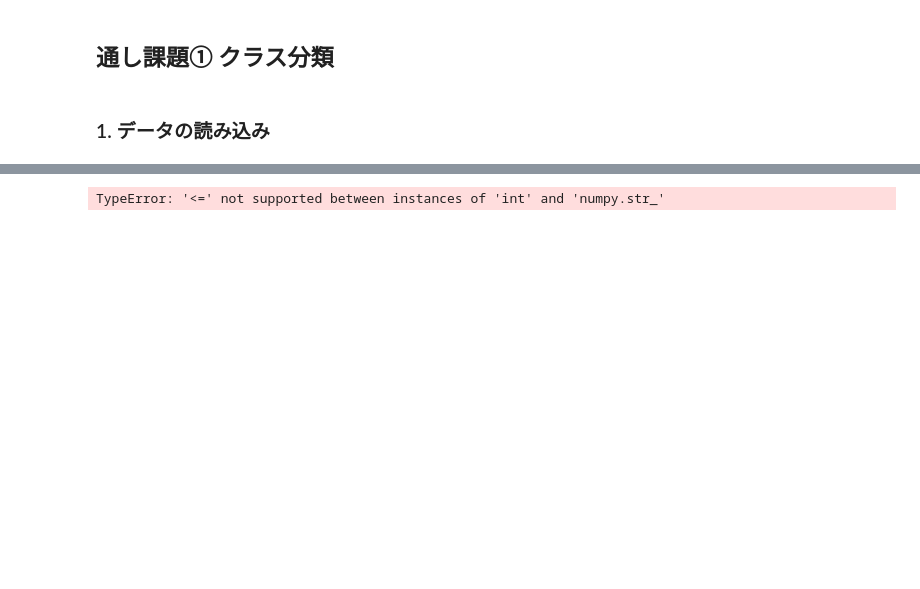
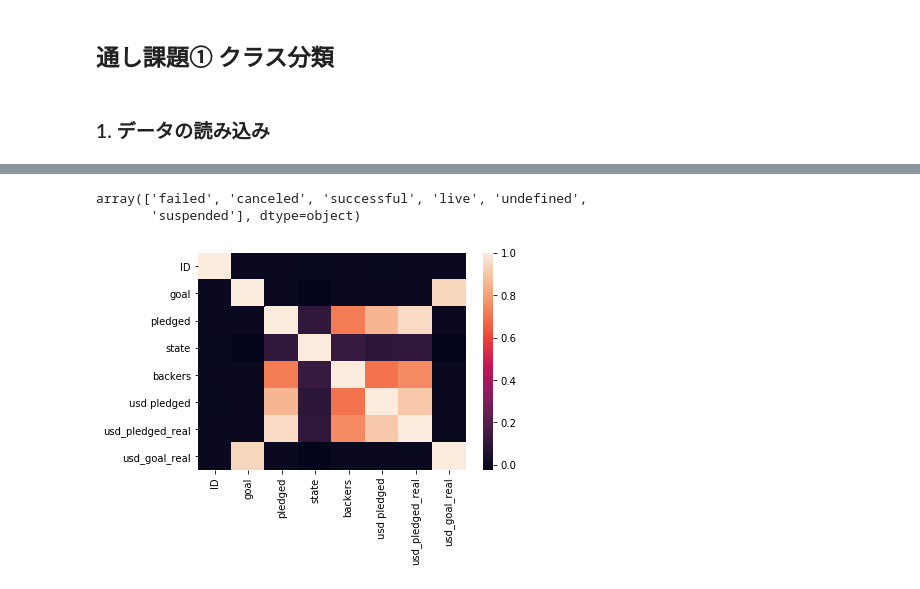
Before and after one commit to Shimejime/suai-assignment, a Jupyter notebook: ML/Day1_work_Yoshiaki_Nejime.ipynb, the cells around one changed output, grey strips where cells are left out. Drawn from its saved outputs; the diff is of its cells as text; code cells hidden in the pictures; blank space fills up the shorter version.

```diff
--- a/ML/Day1_work_Yoshiaki_Nejime.ipynb
+++ b/ML/Day1_work_Yoshiaki_Nejime.ipynb
@@ -59,7 +62,18 @@ None
 | 50% | 1.075276e+09 | 5.200000e+03 | 6.200000e+02 | 12.000000 | 3.947200e+02 | 6.243300e+02 | 5.500000e+03 |
 | 75% | 1.610149e+09 | 1.600000e+04 | 4.076000e+03 | 56.000000 | 3.034090e+03 | 4.050000e+03 | 1.550000e+04 |
 | max | 2.147476e+09 | 1.000000e+08 | 2.033899e+07 | 219382.000000 | 2.033899e+07 | 2.033899e+07 | 1.663614e+08 |
-# %%
-df.describe('state')
-# %% [output]
-TypeError: '<=' not supported between instances of 'int' and 'numpy.str_'
+# %%
+# state列が取る値を確認
+df['state'].unique()
+# %% [output]
+array(['failed', 'canceled', 'successful', 'live', 'undefined',
+       'suspended'], dtype=object)
+# %%
+# state列のsuccessfulを1、それ以外を0に割り振る
+state_mapping = {'failed': 0, 'canceled': 0, 'live': 0, 'undefined': 0, 'suspended': 0, 'successful': 1}
+df['state'] = df['state'].map(state_mapping)
+# %%
+sns.heatmap(df.corr())
+plt.show()
+# %% [output]
+[figure, added]
```
Also changed, not shown: parts of 11 cells of this notebook, 1 other file.
